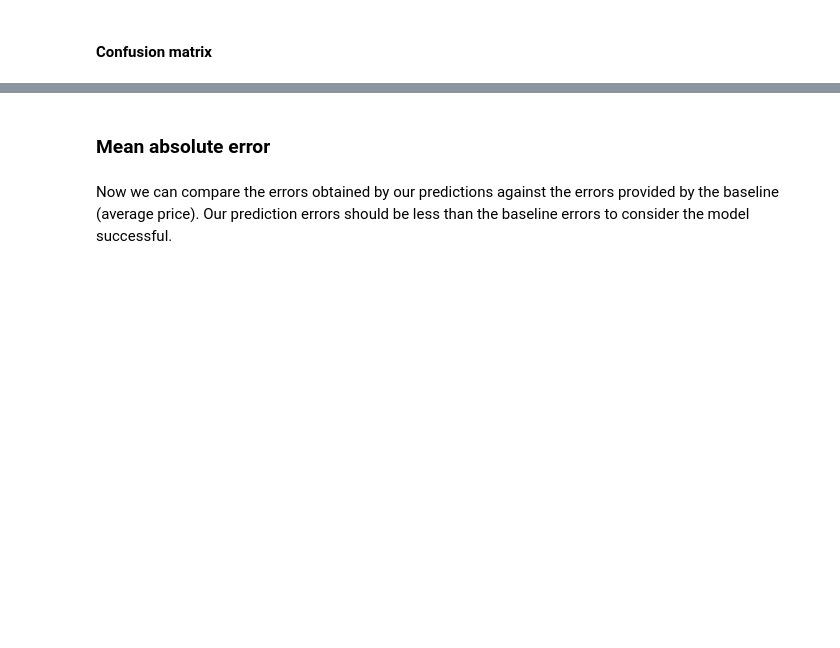
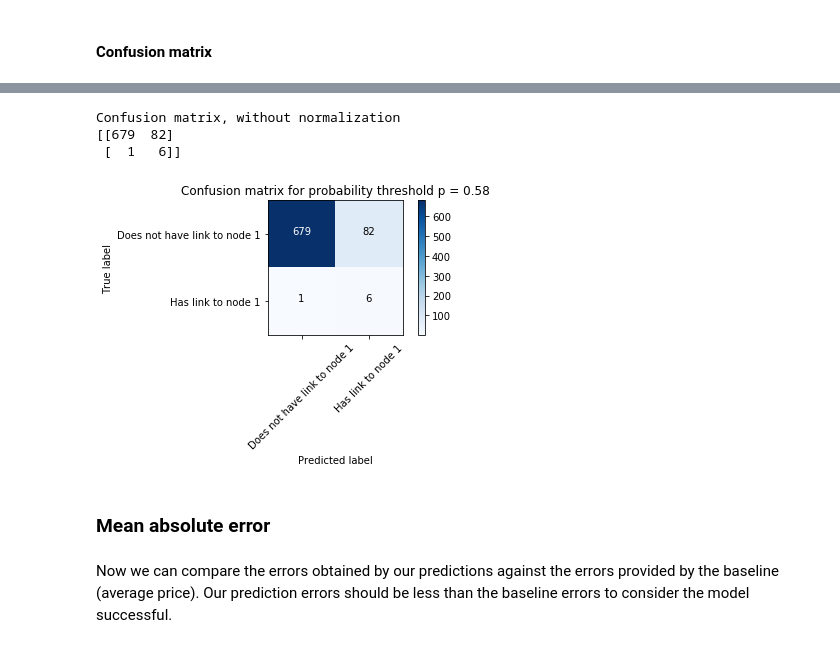
Before and after one commit to rpagliuca/amazon-copurchased-data-science, a Jupyter notebook: predict_links.ipynb, the cells around one changed output, grey strips where cells are left out. Drawn from its saved outputs; the diff is of its cells as text; code cells hidden in the pictures; blank space fills up the shorter version.

```diff
--- a/predict_links.ipynb
+++ b/predict_links.ipynb
@@ -358,3 +396,15 @@ Confusion matrix, without normalization
+# %%
+## Confusion matrix on probability threshold
+cnf_matrix = sklearn.metrics.confusion_matrix(test_target, map(lambda p: 1 if p[1] > closest_to_optimal_probability else 0, predictions_probability))
+plt.figure()
+plot_confusion_matrix(cnf_matrix, classes=['Does not have link to node 1', 'Has link to node 1'],
+                      title='Confusion matrix for probability threshold p = ' + str(closest_to_optimal_probability))
+plt.show()
+# %% [output]
+Confusion matrix, without normalization
+[[679  82]
+ [  1   6]]
+[figure, added]
 # %% [markdown]
 ### Mean absolute error
 # %% [markdown]
```
Also changed, not shown: parts of 10 cells of this notebook, 1 other file.
